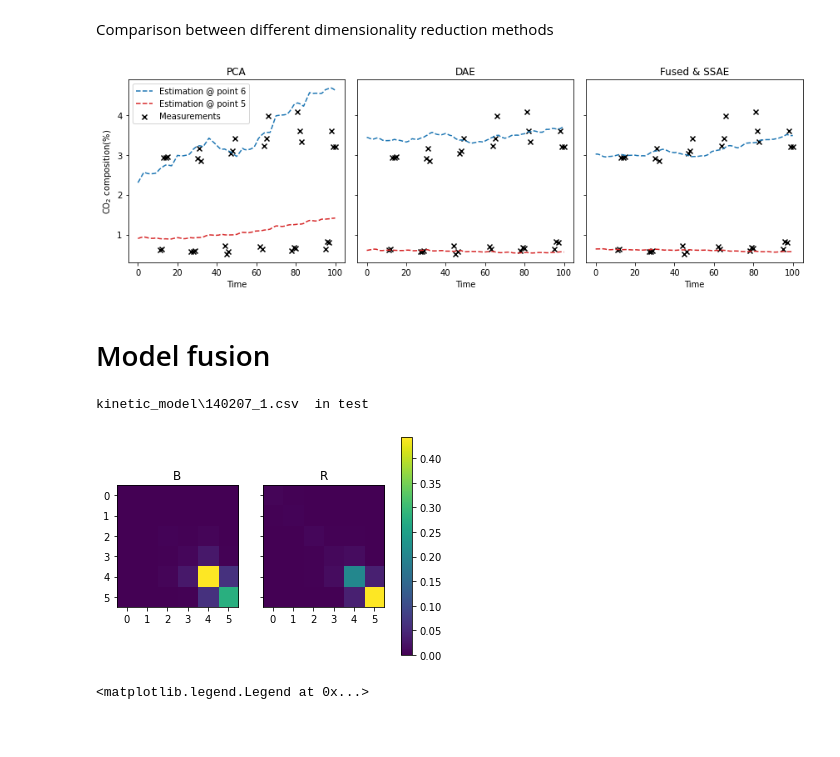
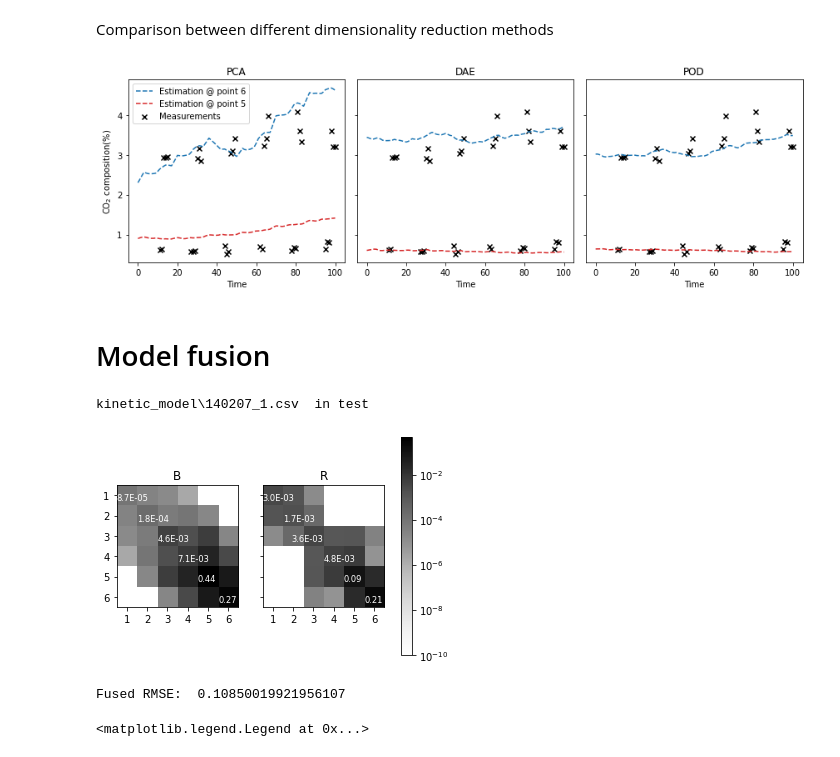
Before and after one commit to tonyzyl/CO2-Soft-sensor-for-a-carbon-capture-pilot-plant, a Jupyter notebook: Estimate_CO2_profile.ipynb, the cells around one changed output. Drawn from its saved outputs; the diff is of its cells as text; code cells hidden in the pictures; blank space fills up the shorter version.

```diff
--- a/Estimate_CO2_profile.ipynb
+++ b/Estimate_CO2_profile.ipynb
@@ -633,12 +633,12 @@ axs[1].set_xlabel('Time')
 axs[2].scatter(range(POD_result.shape[0]), sample45, marker='x', color='black')
 axs[2].plot(POD_result[:,5],linestyle='dashed',color='tab:blue',label='Fused @ 6')
 axs[2].plot(POD_result[:,4],linestyle='dashed',color='tab:red',label='Fused @ 5')
-axs[2].set_title('Fused & SSAE')
+axs[2].set_title('POD')
 axs[2].set_xlabel('Time')
 #plt.tight_layout()
 plt.savefig('reduction_compare.png',dpi=1000)
 # %% [output]
-[figure, old version]
+[figure, new version]
 # %% [markdown]
 # Model fusion
 # %%
@@ -677,39 +677,64 @@ for i in range(len(dynamic_train_list)):
     if (i==0):
         train_full_values=dynamic_train_list[i].values[callback:,:]
     else:
         train_full_values=np.concatenate((train_full_values, dynamic_train_list[i].values[callback:,:]), axis=0)
 B=np.cov((train_full_values*100-conc_scaler.inverse_transform(train_label_set.reshape(train_label_set.shape[0],6))).T)
 B=covLoc(B,2)
 np.save('B.npy',B)
 
 for i in range(len(dynamic_test_list)):
     if (i==0):
         test_full_values=dynamic_test_list[i].values[callback:,:]
     else:
         test_full_values=np.concatenate((test_full_values, dynamic_test_list[i].values[callback:,:]), axis=0)
 
 R=np.load('R.npy')
 B=np.load('B.npy')
+R+=1E-10
+B+=1E-10
+max_val = np.max([np.max(B),np.max(R)])
 fig,axs=plt.subplots(nrows=1, ncols=2,sharey=True)
-axs[0].set_xticks(np.arange(0, 6, step=1))
-axs[1].set_xticks(np.arange(0, 6, step=1))
 #im1=axs[0].imshow(B,norm=LogNorm())
 #im2=axs[1].imshow(R,norm=LogNorm())
-im1=axs[0].imshow(B)
+color='Greys'
+im1=axs[0].imshow(B,extent=[0,6,0,6], cmap=color,norm=LogNorm(vmin=1E-10, vmax=max_val))
 axs[0].set_title('B')
-im2=axs[1].imshow(R)
+#axs[0].text(5,0.25,str(B[-1,-1])[:4],color='white',size='small')
+#axs[0].text(4,1.25,str(B[-2,-2])[:4],color='white',size='small')
+for i in range(6):
+    if (B[i,i]<0.01):
+        axs[0].text(i,5.25-i,'{:.1E}'.format(B[i,i]),color='white',size='small')
+    else:
+        axs[0].text(i,5.25-i,str(B[i,i])[:4],color='white',size='small')
+im2=axs[1].imshow(R,extent=[0,6,0,6], cmap = color,norm=LogNorm(vmin=1E-10, vmax=max_val))
 axs[1].set_title('R')
+for i in range(6):
+    if i == 2:
+        axs[1].text(i-0.6,5.25-i,'{:.1E}'.format(R[i,i]),color='white',size='small')
+        continue
+    if (R[i,i]<0.01):
+        axs[1].text(i,5.25-i,'{:.1E}'.format(R[i,i]),color='white',size='small')
+    else:
+        axs[1].text(i,5.25-i,str(R[i,i])[:4],color='white',size='small')
+axs[0].set_xticks(np.arange(0.5, 6.5, step=1))
+axs[1].set_xticks(np.arange(0.5, 6.5, step=1))
+axs[0].set_xticklabels(['1','2','3','4','5','6'])
+axs[1].set_xticklabels(['1','2','3','4','5','6'])
+axs[0].set_yticks(np.arange(0.5, 6.5, step=1))
+axs[0].set_yticklabels(['6','5','4','3','2','1'])
 cb=fig.colorbar(im1,ax=axs.ravel().tolist())
-#plt.savefig('cov.png',dpi=1000)
+#plt.savefig('cov.eps', format="eps", dpi=1000)
 plt.show()
 
 H=np.eye(6)
 conc_set=test_full_values.copy()
 for i in range(conc_set.shape[0]):
     conc_set[i],_ = VAR_3D(test_full_values[i]*100,predict_set[i],H,B,R)
+print('Fused RMSE: ', rmse(conc_set,conc_scaler.inverse_transform(test_label_set.reshape(test_label_set.shape[0],test_label_set.shape[2]))))
 # %% [output]
 kinetic_model\140207_1.csv  in test
-[figure, old version]
+[figure, new version]
+Fused RMSE:  0.10850019921956107
 # %%
 discrete_record = list_of_origin_df[2]['AT400(CO2 %)'][callback:]
 sample45 = np.where(discrete_record >0.5,discrete_record,None)
```
Also changed, not shown: parts of 3 cells of this notebook, 6 other files.
